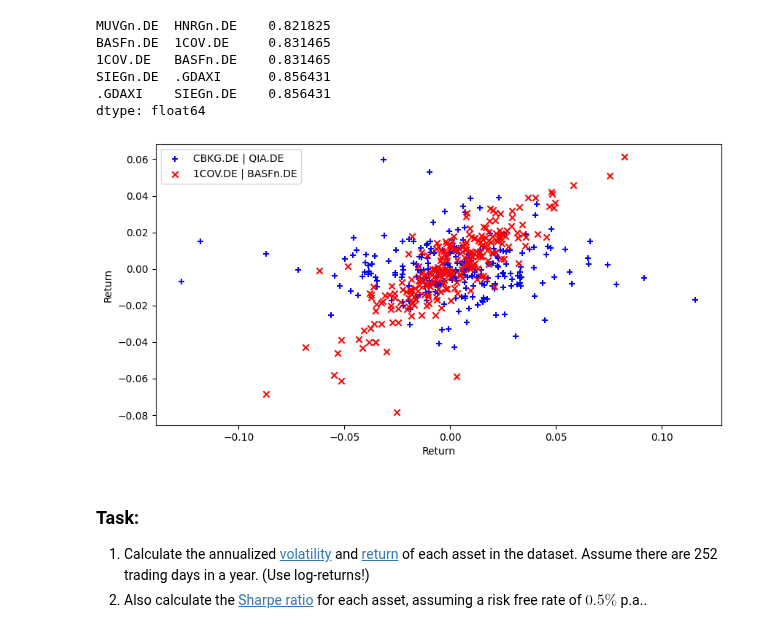
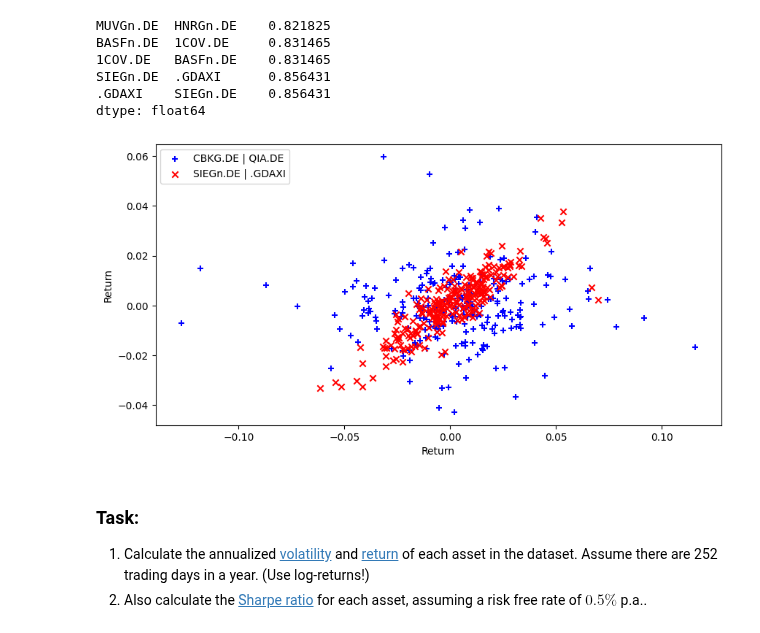
Before and after one commit to iwh-halle/FinancialDataAnalytics, a Jupyter notebook: homework/02_python_solutions.ipynb, the cells around one changed output. Saved outputs shown, nothing was run; the diff lists cells and outputs as text; code cells hidden in the pictures.

Commit message:
Edited correlation scatter

```diff
--- a/homework/02_python_solutions.ipynb
+++ b/homework/02_python_solutions.ipynb
@@ -270,18 +270,18 @@ dtype: float64
 # %%
 # create the figure and subplots
 fig, ax1 = plt.subplots(figsize=(10,5))
 
 # plot the data on the first y-axis
 ax1.scatter(returns['CBKG.DE'], returns['QIA.DE'], color='blue', marker='+', label='CBKG.DE | QIA.DE')
-ax1.scatter(returns['1COV.DE'], returns['BASFn.DE'], color='red', marker='x', label='1COV.DE | BASFn.DE')
+ax1.scatter(returns['SIEGn.DE'], returns['.GDAXI'], color='red', marker='x', label='SIEGn.DE | .GDAXI')
 ax1.set_xlabel('Return')
 ax1.set_ylabel('Return')
 ax1.legend(loc='upper left')
 
 # show the plot
 plt.show()
 # %% [output]
-[figure, old version]
+[figure, new version]
 # %% [markdown]
 ### Task:
 
```
